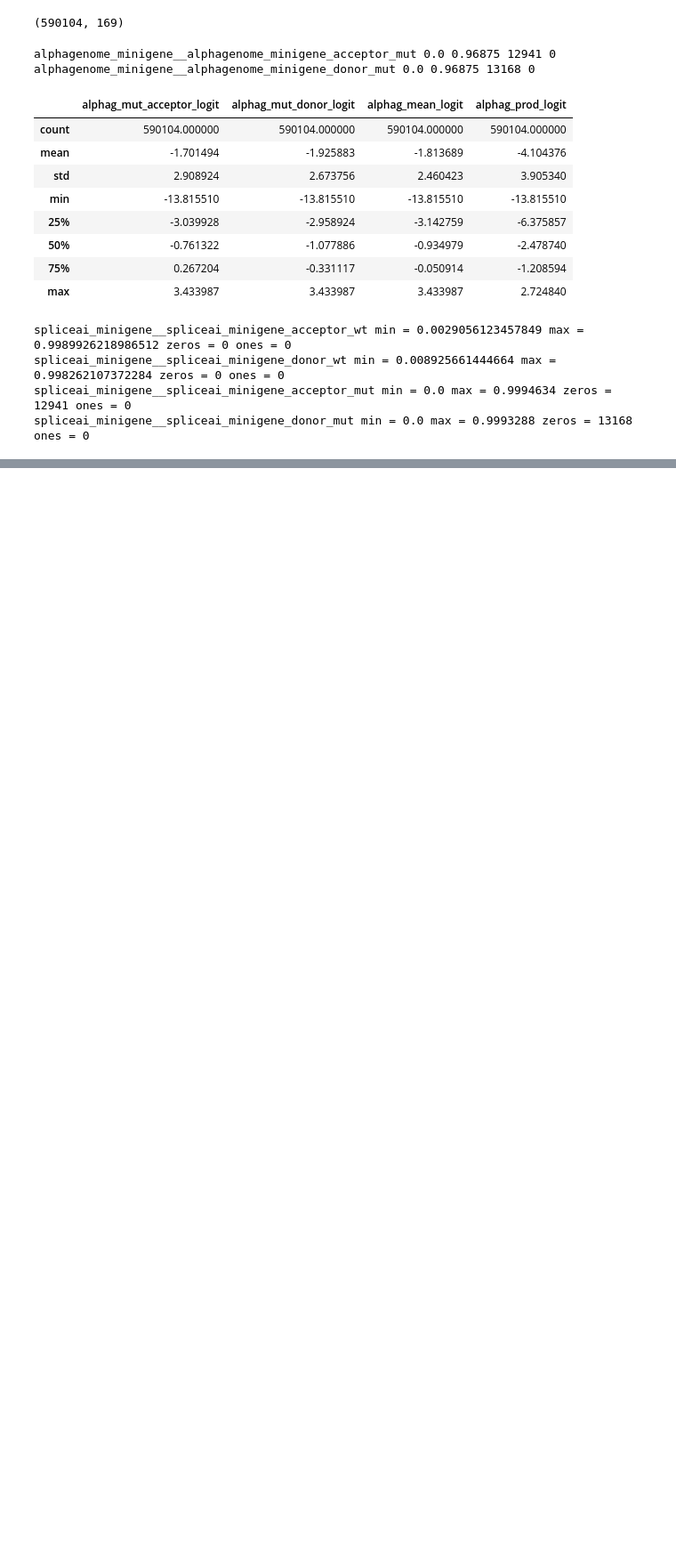
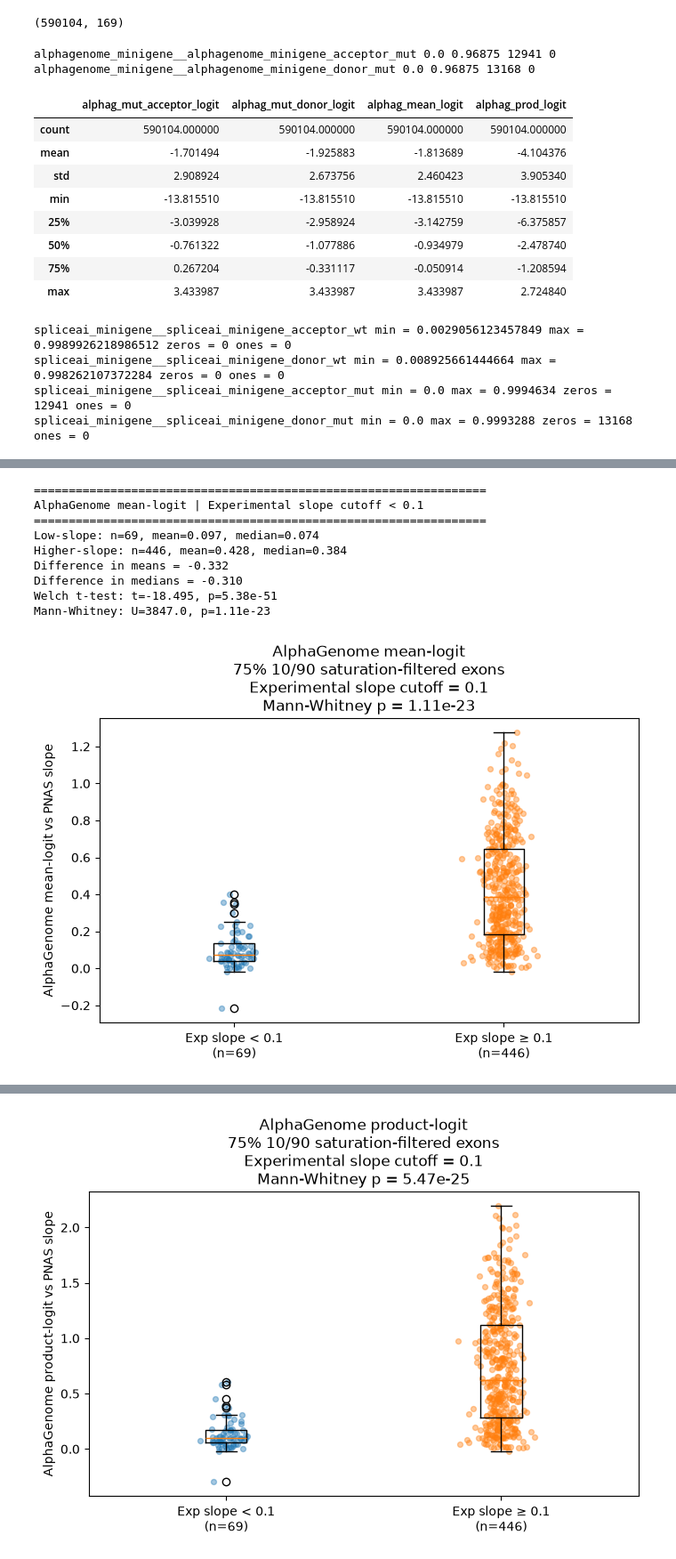
Before and after one commit to log2718/Opensplice-PNAS-data-analysis, a Jupyter notebook: analysis_script/alphagenome_minigene_figshare_analysis.ipynb, the cells around one changed output, grey strips where cells are left out. Shown at 89% size. Saved outputs shown, nothing was run; the diff lists cells and outputs as text; code cells hidden in the pictures; blank space fills up the shorter version.

```diff
--- a/analysis_script/alphagenome_minigene_figshare_analysis.ipynb
+++ b/analysis_script/alphagenome_minigene_figshare_analysis.ipynb
@@ -307,0 +2935,11 @@ print("Plots saved to:", OUT_DIR)
+# %%
+# ============================================================
+# Restrict current matched slope analysis to unsaturated exons
+# ============================================================
+
+summary_filtered = summary_3panel[
+    summary_3panel["exon_id"].isin(passing_exons)
+].copy()
+
+print("Passing exons present in summary_3panel:",
+      summary_filtered["exon_id"].nunique())
@@ -307,0 +3115,66 @@ print("Plots saved to:", OUT_DIR)
+# %%
+# ============================================================
+# Run 4 comparisons
+# ============================================================
+
+results = []
+
+
+# cutoff 0.1
+results.append(
+    compare_ag_slopes(
+        summary_filtered,
+        cutoff=0.1,
+        ag_col="slope_mean",
+        ag_name="AlphaGenome mean-logit",
+        filename="mean_logit_cutoff_0.1_filtered.png"
+    )
+)
+
+results.append(
+    compare_ag_slopes(
+        summary_filtered,
+        cutoff=0.1,
+        ag_col="slope_prod",
+        ag_name="AlphaGenome product-logit",
+        filename="product_logit_cutoff_0.1_filtered.png"
+    )
+)
+
+
+# cutoff 0.2
+results.append(
+    compare_ag_slopes(
+        summary_filtered,
+        cutoff=0.2,
+        ag_col="slope_mean",
+        ag_name="AlphaGenome mean-logit",
+        filename="mean_logit_cutoff_0.2_filtered.png"
+    )
+)
+
+results.append(
+    compare_ag_slopes(
+        summary_filtered,
+        cutoff=0.2,
+        ag_col="slope_prod",
+        ag_name="AlphaGenome product-logit",
+        filename="product_logit_cutoff_0.2_filtered.png"
+    )
+)
+
+
+results_filtered = pd.DataFrame(results)
+
+display(results_filtered)
+# %% [output]
+=================================================================
+AlphaGenome mean-logit | Experimental slope cutoff < 0.1
+=================================================================
+Low-slope: n=69, mean=0.097, median=0.074
+Higher-slope: n=446, mean=0.428, median=0.384
+Difference in means = -0.332
+Difference in medians = -0.310
+Welch t-test: t=-18.495, p=5.38e-51
+Mann-Whitney: U=3847.0, p=1.11e-23
+[figure, added]
@@ -307,0 +3190 @@ print("Plots saved to:", OUT_DIR)
+[figure, added]
```
Also changed, not shown: parts of 27 cells of this notebook, 4 other files.
